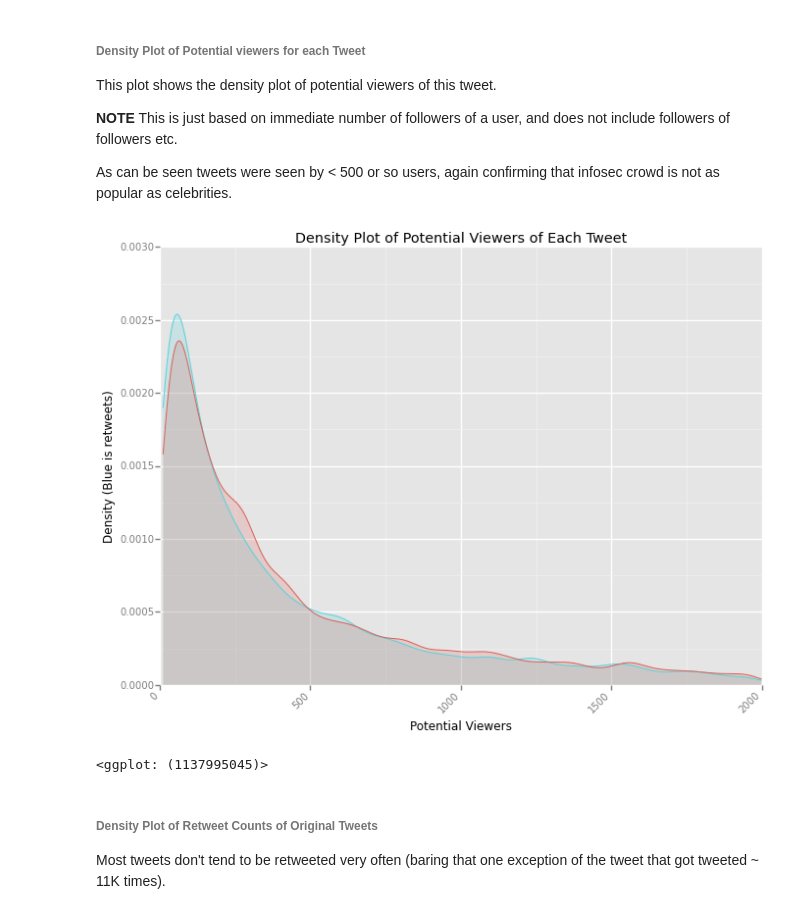
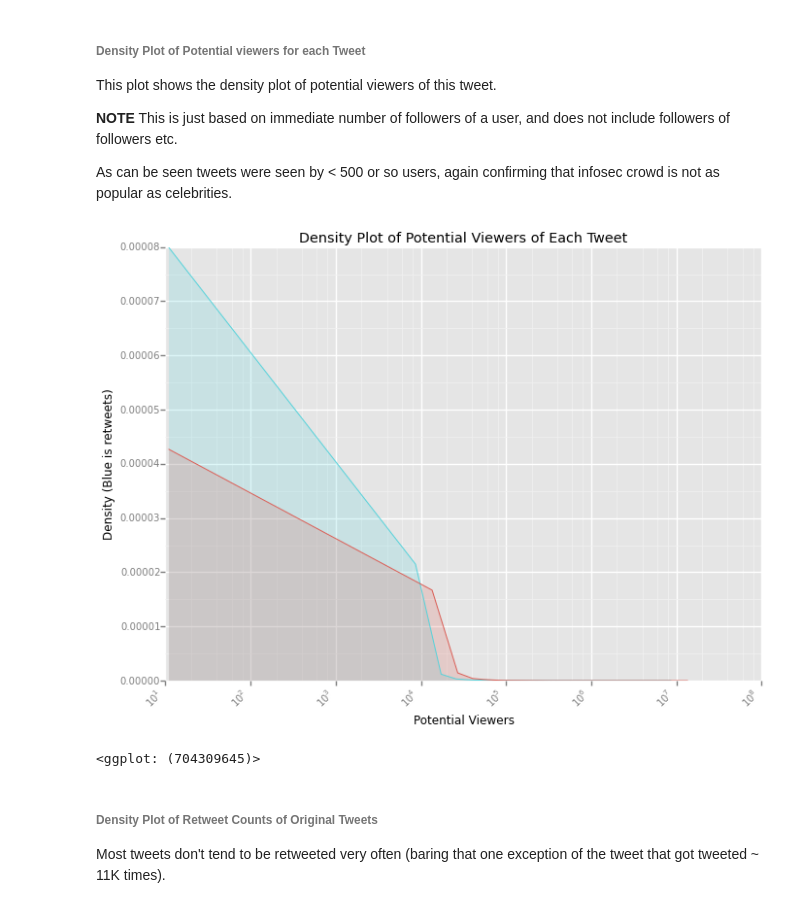
Before and after one commit to bhaskarvk/ShellShockAnalysis, a Jupyter notebook: Analysis of Shellshock Tweets.ipynb, the cells around one changed output. Cells and saved outputs as stored; diff of their text form; code cells hidden in the pictures.

```diff
--- a/Analysis of Shellshock Tweets.ipynb
+++ b/Analysis of Shellshock Tweets.ipynb
@@ -473,17 +448,15 @@ This plot shows the density plot of potential viewers of this tweet.
 
 As can be seen tweets were seen by < 500 or so users, again confirming that infosec crowd is not as popular as celebrities.
 # %%
-# Need to restrict data between 10 and 2K else we get a very very skewed graph
-# TODO - maybe factorize follower counts in to bins and use that in a facet_grid
-ggplot(tweetsDF.query('(tweeted_to > 10) & (tweeted_to < 2000)').reset_index(),
+ggplot(tweetsDF.query('(tweeted_to > 10)').reset_index(),
        aes(x='tweeted_to', color='factor(status)', fill='factor(status)')) + \
-    geom_density(alpha=0.2) + \
+    geom_density(alpha=0.2) + scale_x_log10() + \
     theme(axis_text_x=element_text(angle=45, hjust=1)) + \
     xlab('Potential Viewers') + ylab('Density (Blue is retweets)') + \
     ggtitle('Density Plot of Potential Viewers of Each Tweet')
 # %% [output]
-[figure, old version]
+[figure, new version]
-<ggplot: (1137995045)>
+<ggplot: (704309645)>
 # %% [markdown]
 ###### Density Plot of Retweet Counts of Original Tweets
 
```
Also changed, not shown: parts of 5 cells of this notebook, 2 other files.
